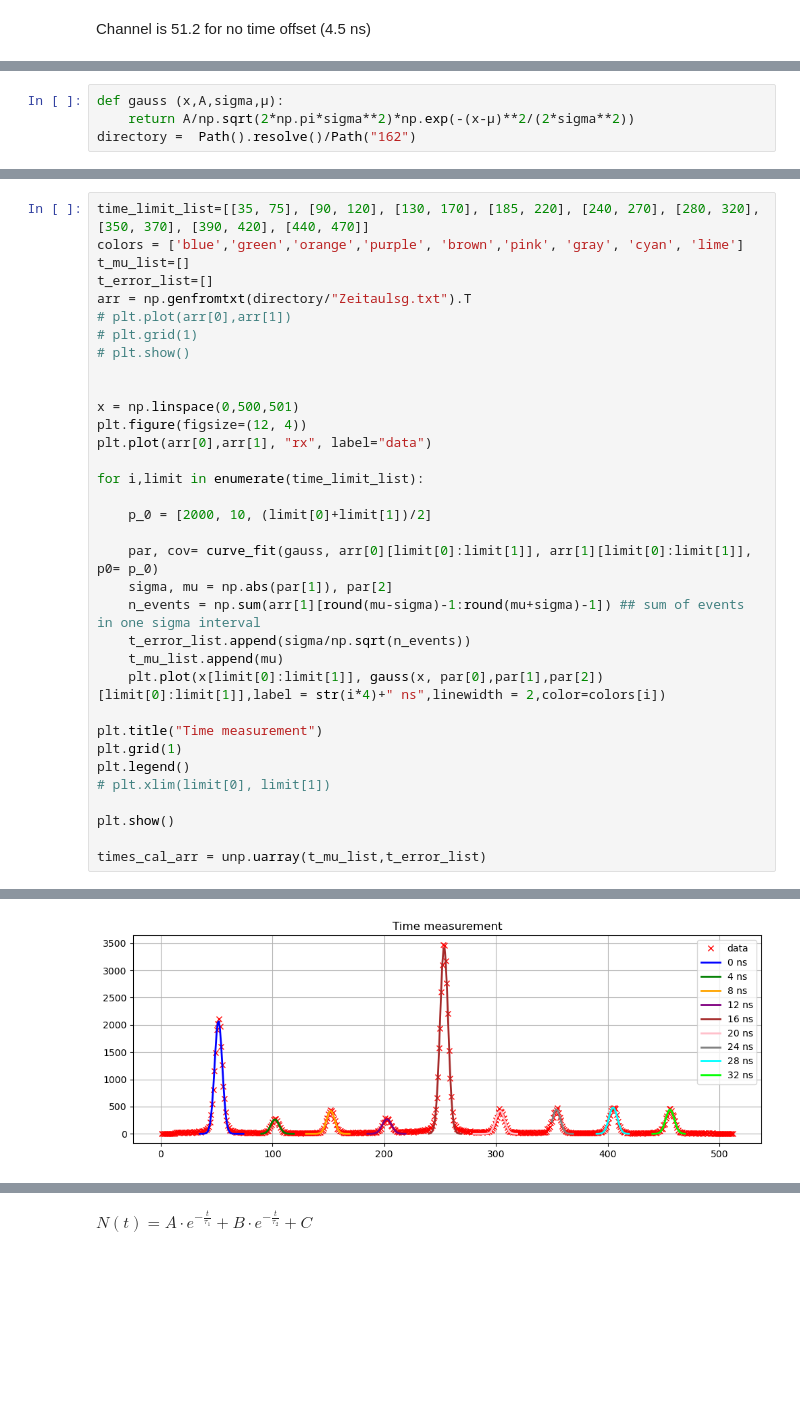
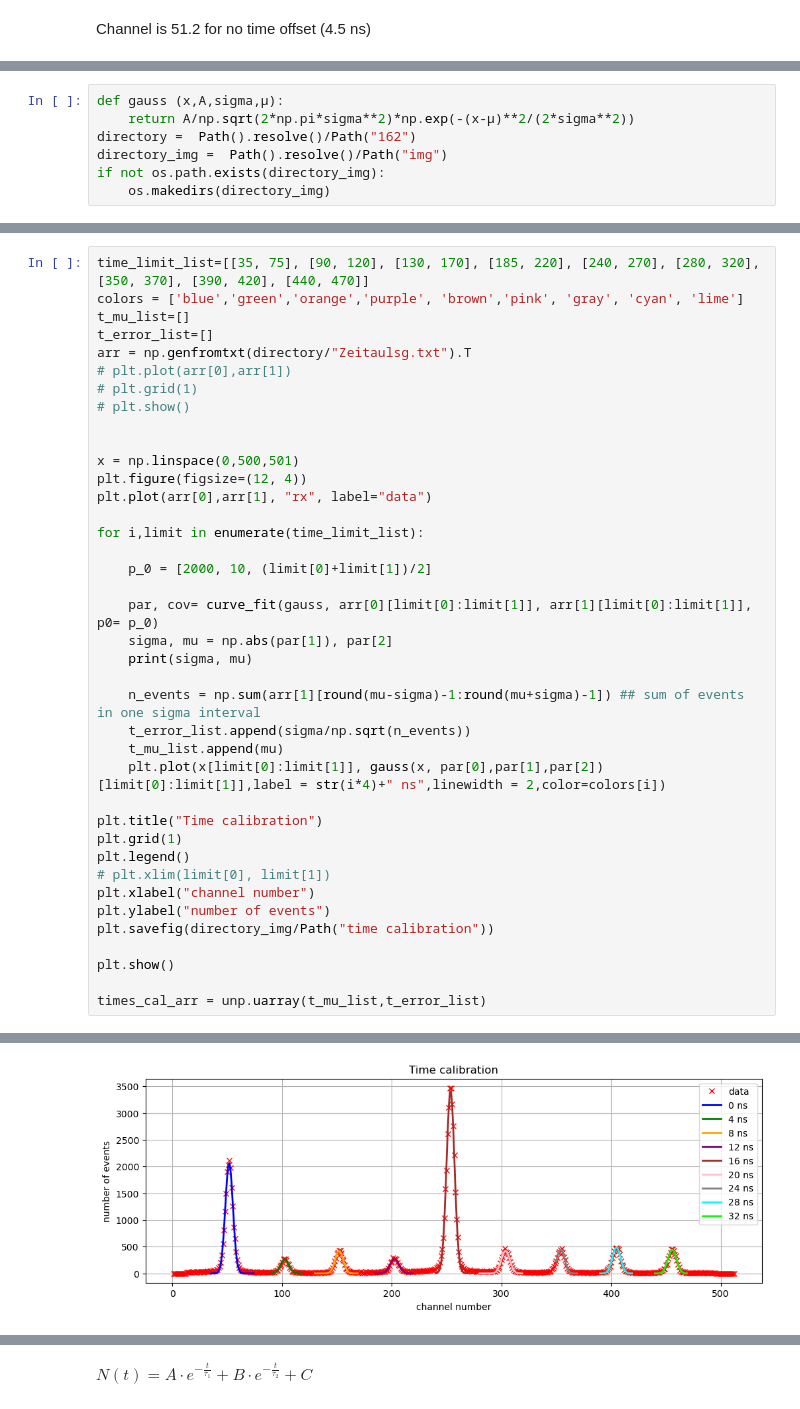
Before and after one commit to HerbertderGrosse/P3, a Jupyter notebook: positronium/positronium.ipynb, the cells around one changed output, grey strips where cells are left out. Saved outputs shown, nothing was run; the diff lists cells and outputs as text; blank space fills up the shorter version.

```diff
--- a/positronium/positronium.ipynb
+++ b/positronium/positronium.ipynb
@@ -23,6 +23,9 @@ from pathlib import Path
 def gauss (x,A,sigma,µ):
     return A/np.sqrt(2*np.pi*sigma**2)*np.exp(-(x-µ)**2/(2*sigma**2))
 directory =  Path().resolve()/Path("162")
+directory_img =  Path().resolve()/Path("img")
+if not os.path.exists(directory_img):
+    os.makedirs(directory_img)
 # %%
 Na_22 = np.genfromtxt("./162/Na22_spectrum.txt")
 cutoff=120
@@ -57,15 +62,20 @@ for i,limit in enumerate(time_limit_list):
 
     par, cov= curve_fit(gauss, arr[0][limit[0]:limit[1]], arr[1][limit[0]:limit[1]], p0= p_0)
     sigma, mu = np.abs(par[1]), par[2]
+    print(sigma, mu)
+
     n_events = np.sum(arr[1][round(mu-sigma)-1:round(mu+sigma)-1]) ## sum of events in one sigma interval
     t_error_list.append(sigma/np.sqrt(n_events))
     t_mu_list.append(mu)
     plt.plot(x[limit[0]:limit[1]], gauss(x, par[0],par[1],par[2])[limit[0]:limit[1]],label = str(i*4)+" ns",linewidth = 2,color=colors[i])
 
-plt.title("Time measurement")
+plt.title("Time calibration")
 plt.grid(1)
 plt.legend()
 # plt.xlim(limit[0], limit[1])
+plt.xlabel("channel number")
+plt.ylabel("number of events")
+plt.savefig(directory_img/Path("time calibration"))
 
 plt.show()
 
@@ -74,4 +93,4 @@ times_cal_arr = unp.uarray(t_mu_list,t_error_list)
-[figure, old version]
+[figure, new version]
 # %%
 
 data = kafe2.XYContainer(unp.nominal_values(times_cal_arr), range(0,33,4))
```
Also changed, not shown: parts of 11 cells of this notebook.
